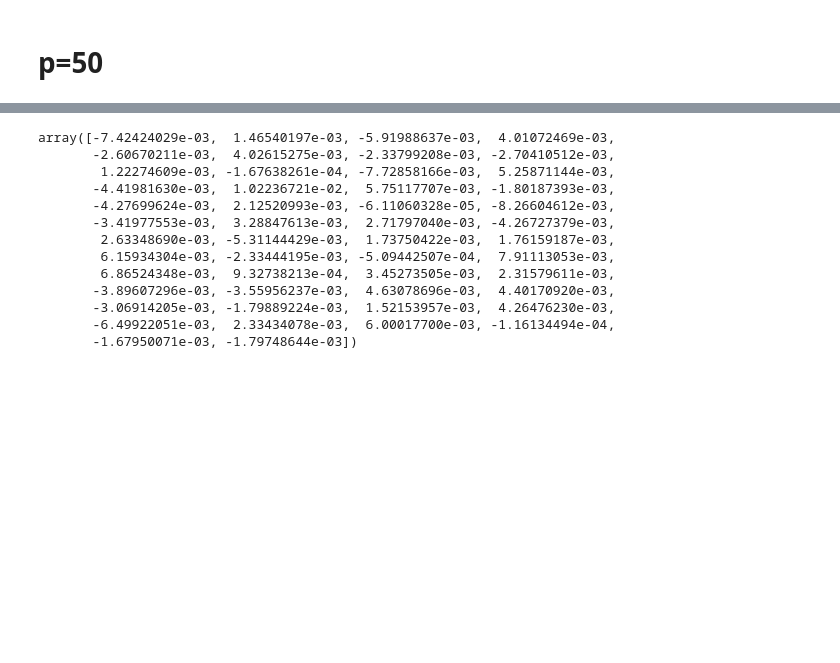
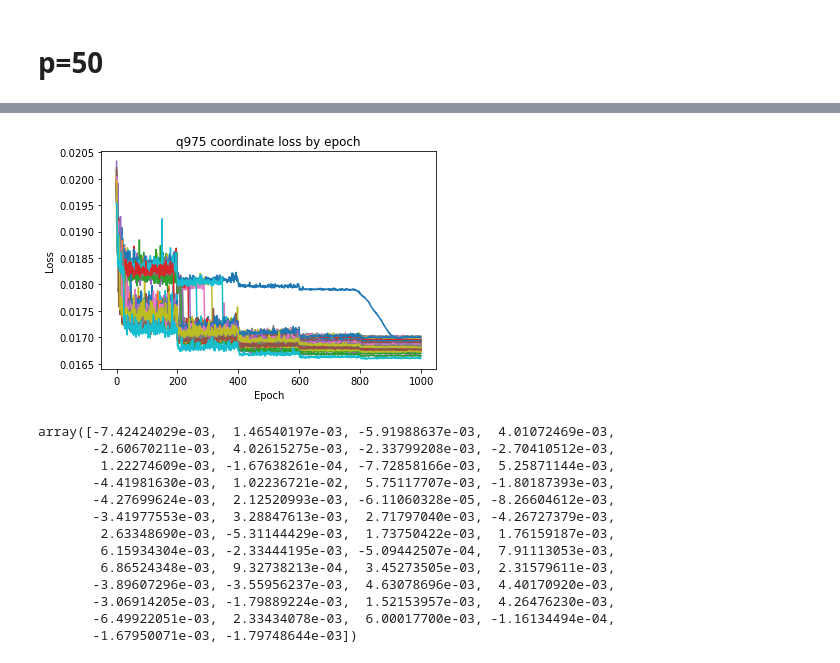
Before and after one commit to glory-99/simulation-based-inference, a Jupyter notebook: res_analysis_x15.ipynb, the cells around one changed output, grey strips where cells are left out. Saved outputs shown, nothing was run; the diff lists cells and outputs as text; code cells hidden in the pictures; blank space fills up the shorter version.

```diff
--- a/res_analysis_x15.ipynb
+++ b/res_analysis_x15.ipynb
@@ -205 +214,10 @@ plt.show()
+# %%
+coordinate_loss_q975 = np.load("./results/coordinate_loss_p50_q975_exp3.npy")
+plt.plot(coordinate_loss_q975)
+plt.xlabel("Epoch")
+plt.ylabel("Loss")
+plt.title("q975 coordinate loss by epoch")
+plt.show()
+# %% [output]
+[figure, added]
 # %%
```
Also changed, not shown: parts of 16 cells of this notebook, 3 other files.
